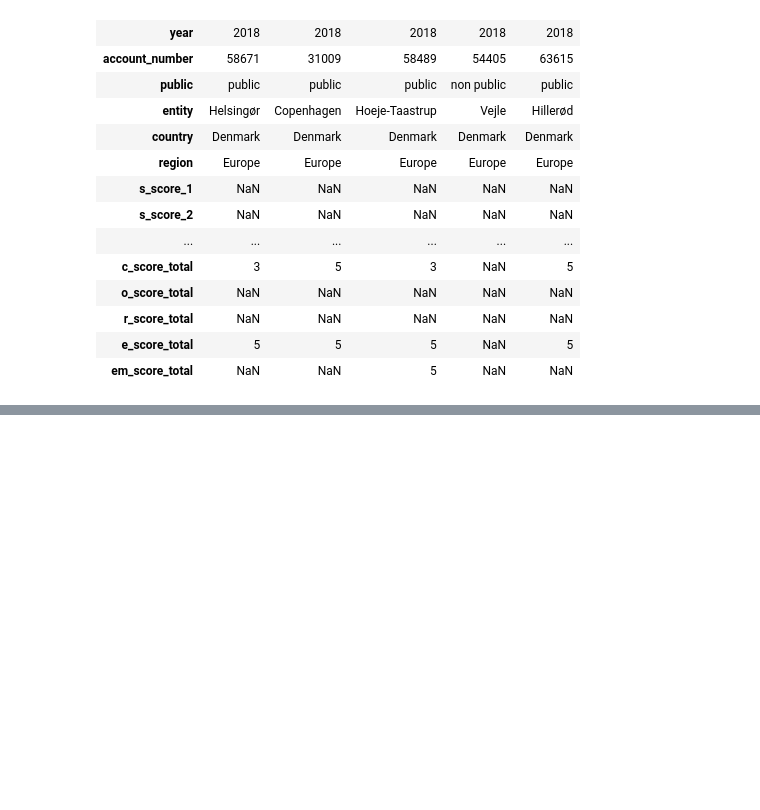
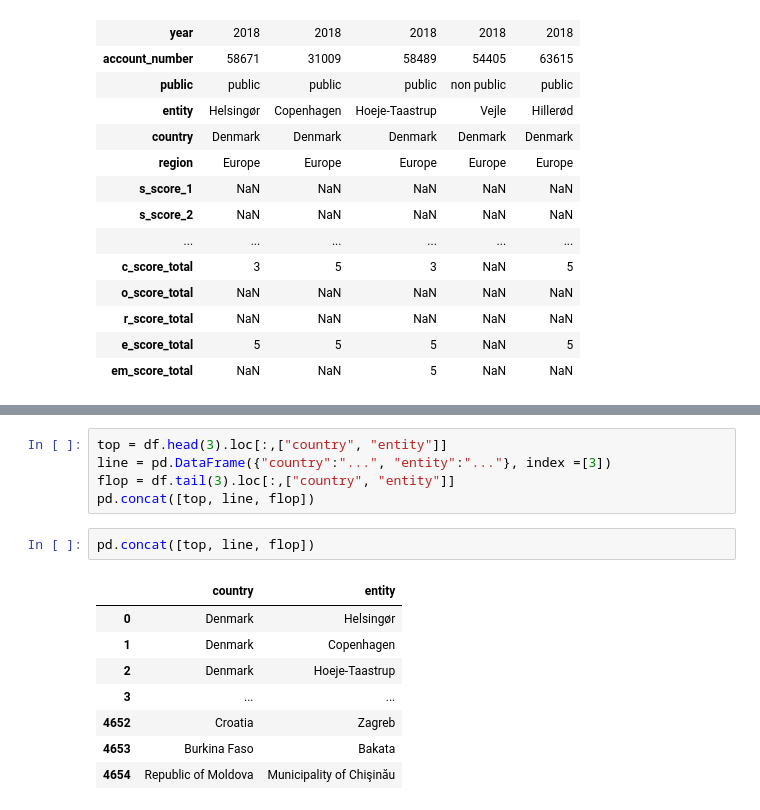
Before and after one commit to davidslabon/Capstone_Dashboard, a Jupyter notebook: data_preparation.ipynb, the cells around one changed output, grey strips where cells are left out. Cells and saved outputs as stored; diff of their text form; blank space fills up the shorter version.

```diff
--- a/data_preparation.ipynb
+++ b/data_preparation.ipynb
@@ -184,0 +209,16 @@ df.head().T
+# %%
+top = df.head(3).loc[:,["country", "entity"]]
+line = pd.DataFrame({"country":"...", "entity":"..."}, index =[3])
+flop = df.tail(3).loc[:,["country", "entity"]]
+pd.concat([top, line, flop])
+# %%
+pd.concat([top, line, flop])
+# %% [output]
+|  | country | entity |
+| 0 | Denmark | Helsingør |
+| 1 | Denmark | Copenhagen |
+| 2 | Denmark | Hoeje-Taastrup |
+| 3 | ... | ... |
+| 4652 | Croatia | Zagreb |
+| 4653 | Burkina Faso | Bakata |
+| 4654 | Republic of Moldova | Municipality of Chişinău |
```
Also changed, not shown: parts of 3 cells of this notebook, 2 other files.
